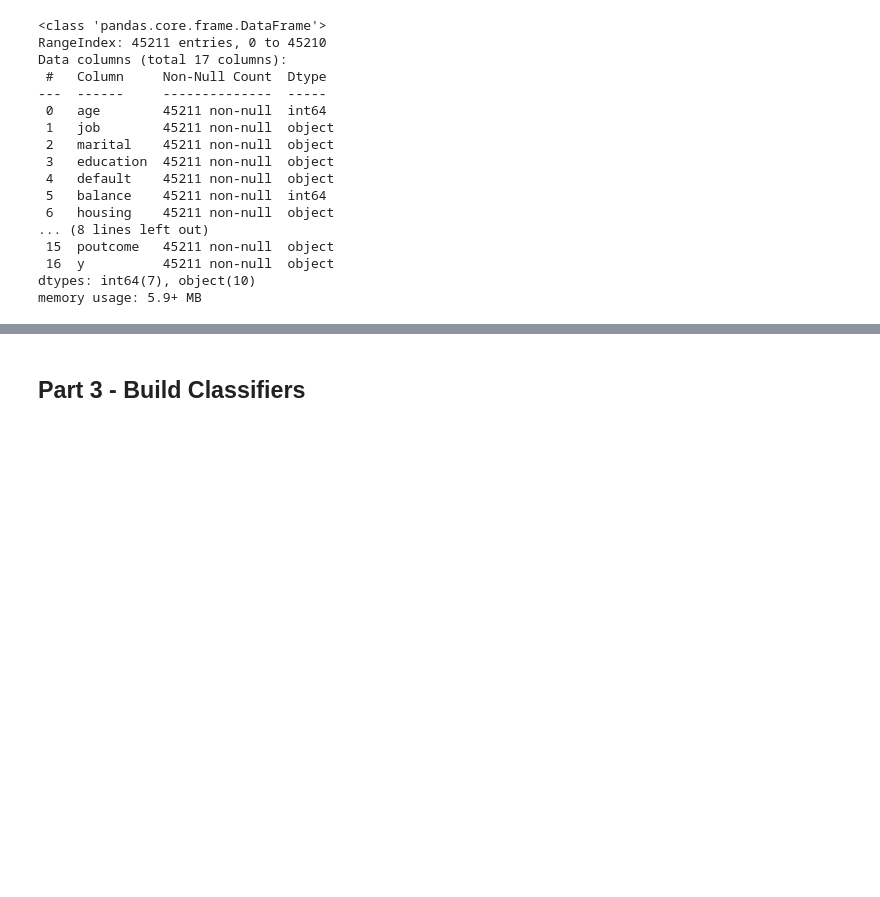
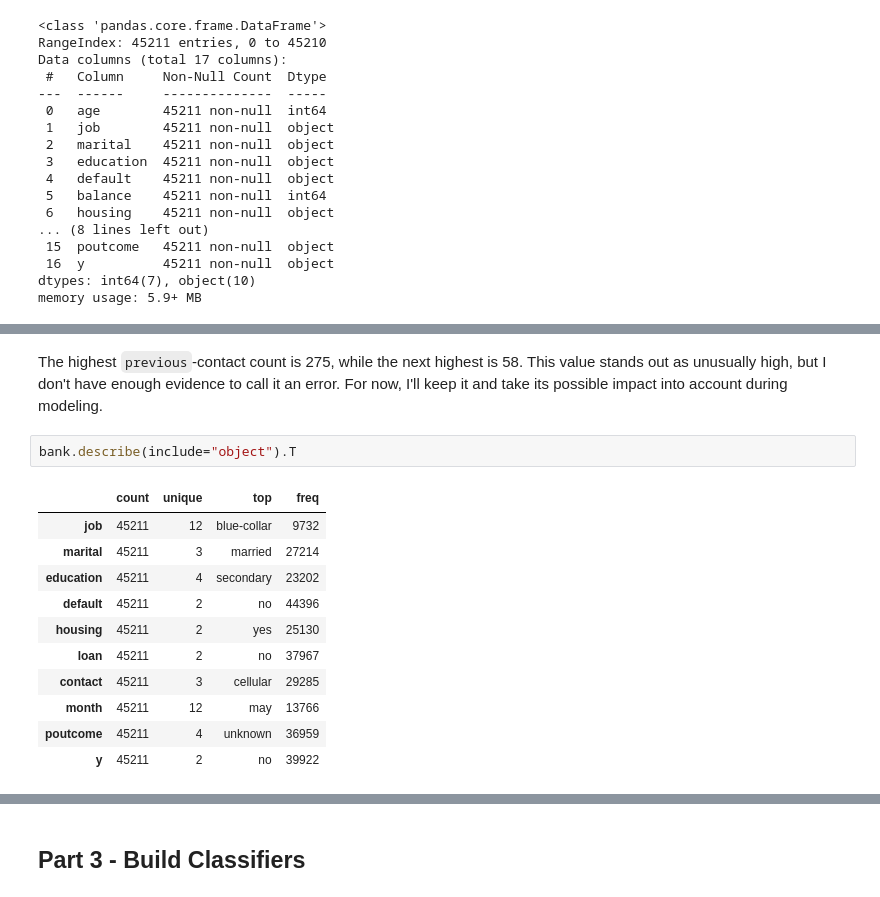
Before and after one commit to ashsiendo/DATA-201-Project1, a Jupyter notebook: Project_1_Bank_Marketing.ipynb, the cells around one changed output, grey strips where cells are left out. Saved outputs shown, nothing was run; the diff lists cells and outputs as text; blank space fills up the shorter version.

```diff
--- a/Project_1_Bank_Marketing.ipynb
+++ b/Project_1_Bank_Marketing.ipynb
@@ -80,0 +238,16 @@ memory usage: 5.9+ MB
+# %% [markdown]
+The highest `previous`-contact count is 275, while the next highest is 58. This value stands out as unusually high, but I don't have enough evidence to call it an error. For now, I'll keep it and take its possible impact into account during modeling.
+# %%
+bank.describe(include="object").T
+# %% [output]
+|  | count | unique | top | freq |
+| job | 45211 | 12 | blue-collar | 9732 |
+| marital | 45211 | 3 | married | 27214 |
+| education | 45211 | 4 | secondary | 23202 |
+| default | 45211 | 2 | no | 44396 |
+| housing | 45211 | 2 | yes | 25130 |
+| loan | 45211 | 2 | no | 37967 |
+| contact | 45211 | 3 | cellular | 29285 |
+| month | 45211 | 12 | may | 13766 |
+| poutcome | 45211 | 4 | unknown | 36959 |
+| y | 45211 | 2 | no | 39922 |
```
Also changed, not shown: parts of 37 cells of this notebook.
